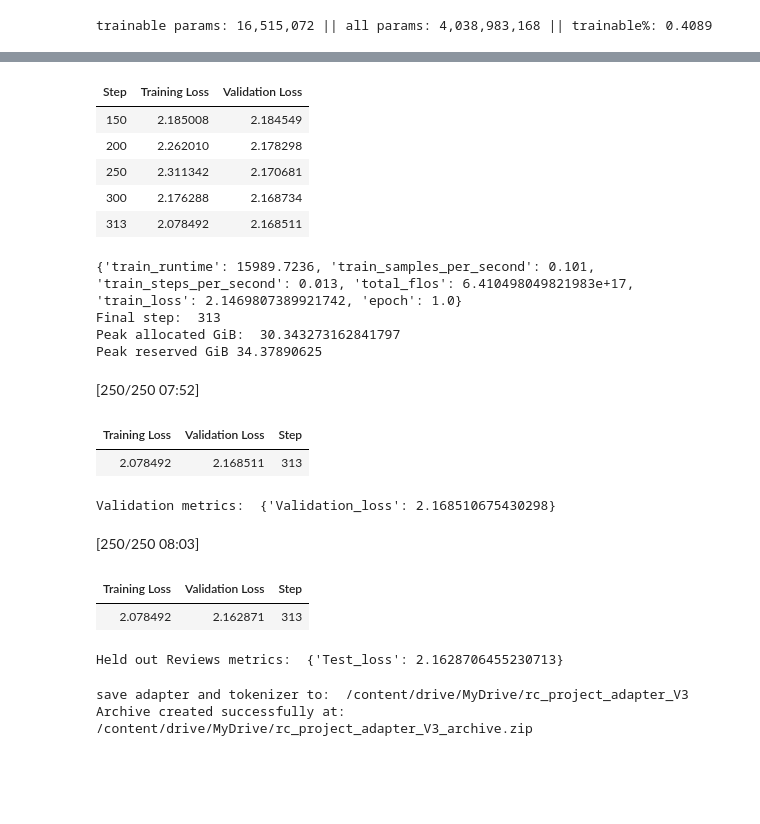
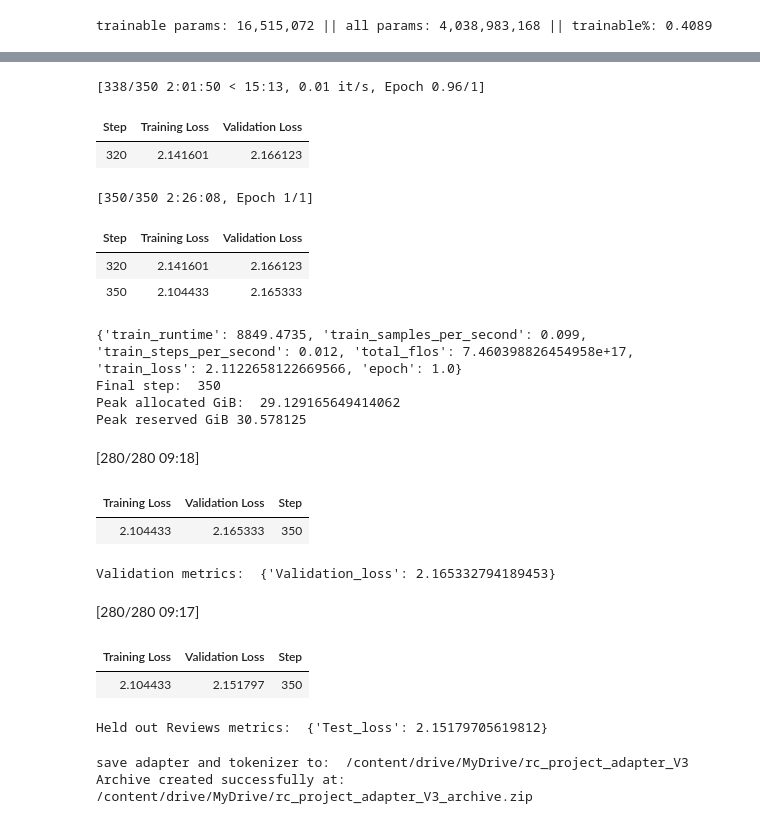
Before and after one commit to HAT-ZAID/Preprint-Critic, a Jupyter notebook: Notebooks/Preprint_Critic_V3.ipynb, the cells around one changed output, grey strips where cells are left out. Drawn from its saved outputs; the diff is of its cells as text; code cells hidden in the pictures; blank space fills up the shorter version.

Commit message:
v3a: 350-step adapter, run record and notebook

```diff
--- a/Notebooks/Preprint_Critic_V3.ipynb
+++ b/Notebooks/Preprint_Critic_V3.ipynb
@@ -482,16 +500,30 @@ def trim_to_tokens(text, max_tokens):
 
 def prompt_for(example):
   paper = trim_to_tokens(clean_text(example["whole_paper"]), MAX_PAPER_TOKENS)
-  user_text = f"""You are a scientific peer reviewer.
-Write a constructive, evidence-based peer review with a useful summary.
-Do not invent facts, results, citations, or claims unsupported by the paper.
+  user_text = f"""You are an independent academic peer reviewer.
 
-Before writing, assess:
-- What are the paper's main claims and assumptions?
-- Do the methods and experiments support those claims?
-- Are the baselines, comparisons, and evaluations sufficient?
-- What limitations or alternative explanations weaken the conclusions?
-- Can each criticism be justified using evidence from the paper?
+Write a substantive, fair, constructive review of the submitted
+manuscript. Ground factual claims in the manuscript. Never invent
+results, citations, numerical values, or section, table, or figure
+references that are not present.
+
+Prioritize the most consequential issues rather than listing generic
+objections. For each major concern, identify the relevant claim,
+method, or experiment; explain the evidence gap or reasoning behind
+the concern and why it matters; and give an actionable question or
+suggestion where appropriate.
+
+Assess the contribution and novelty in the context of related work
+actually discussed in the manuscript, methodological validity,
+whether experiments support the conclusions, baseline adequacy,
+limitations, and reproducibility where assessable.
+
+Distinguish demonstrated problems from questions where the evidence
+is insufficient. Avoid boilerplate praise, repeated summaries, and
+criticisms that could apply to almost any paper. Use natural
+peer-review prose. Use headings or bullets when helpful, but do not
+force a fixed template or add a verdict unsupported by the evidence.
+Be concise without sacrificing substantive, paper-specific analysis.
 
 Paper:
 {paper}"""
@@ -678,11 +710,11 @@ trainable params: 16,515,072 || all params: 4,038,983,168 || trainable%: 0.4089
 # %%
 
 # Define a path inside your Drive for the checkpoints
-drive_output_dir = "/content/drive/MyDrive/rc_project_LoRA_runs_V3"
+output_dir = "/content/drive/MyDrive/rc_project_LoRA_runs_V3"
 model.config.use_cache= False
 # %%
 training_args = TrainingArguments(
-    output_dir = drive_output_dir,
+    output_dir = output_dir,
     per_device_train_batch_size = TRAIN_BATCH_SIZE,
     per_device_eval_batch_size = EVAL_BATCH_SIZE,
     gradient_accumulation_steps = GRADIENT_ACCUMULATION_STEPS,
@@ -691,14 +723,15 @@ training_args = TrainingArguments(
     fp16 = False,
     bf16 = True,
     tf32 = True,
-    train_sampling_strategy="group_by_length",
+    train_sampling_strategy="batch_rebalance",
     optim = "adamw_torch_fused",
     logging_steps=10,
     logging_first_step = True,
     eval_strategy = "steps",
-    eval_steps=50,
+    eval_steps= 80,
     save_strategy = "steps",
-    save_steps = 10,
+    save_steps = 80,
+    load_best_model_at_end=True,
     save_total_limit = 35,
     metric_for_best_model = "eval_loss",
     greater_is_better = False,
@@ -722,7 +755,7 @@ import time, torch
 
 torch.cuda.empty_cache() # just to make some space
 torch.cuda.reset_peak_memory_stats()
-train_result = trainer.train(resume_from_checkpoint="/content/drive/MyDrive/rc_project_LoRA_runs_V3/checkpoint-110")
+train_result = trainer.train(transformers.trainer_utils.get_last_checkpoint(output_dir))
 # train_result = trainer.train()
 
 print(train_result.metrics)
@@ -736,21 +771,22 @@ print("Held out Reviews metrics: ", trainer.evaluate(test_dataset, metric_key_pr
+[338/350 2:01:50 < 15:13, 0.01 it/s, Epoch 0.96/1]
 | Step | Training Loss | Validation Loss |
-| 150 | 2.185008 | 2.184549 |
-| 200 | 2.262010 | 2.178298 |
-| 250 | 2.311342 | 2.170681 |
-| 300 | 2.176288 | 2.168734 |
-| 313 | 2.078492 | 2.168511 |
+| 320 | 2.141601 | 2.166123 |
-{'train_runtime': 15989.7236, 'train_samples_per_second': 0.101, 'train_steps_per_second': 0.013, 'total_flos': 6.410498049821983e+17, 'train_loss': 2.1469807389921742, 'epoch': 1.0}
-Final step:  313
-Peak allocated GiB:  30.343273162841797
-Peak reserved GiB 34.37890625
+[350/350 2:26:08, Epoch 1/1]
+| Step | Training Loss | Validation Loss |
+| 320 | 2.141601 | 2.166123 |
+| 350 | 2.104433 | 2.165333 |
+{'train_runtime': 8849.4735, 'train_samples_per_second': 0.099, 'train_steps_per_second': 0.012, 'total_flos': 7.460398826454958e+17, 'train_loss': 2.1122658122669566, 'epoch': 1.0}
+Final step:  350
+Peak allocated GiB:  29.129165649414062
+Peak reserved GiB 30.578125
-[250/250 07:52]
+[280/280 09:18]
-| Training Loss | Validation Loss | Step |
-| 2.078492 | 2.168511 | 313 |
-Validation metrics:  {'Validation_loss': 2.168510675430298}
+| Training Loss | Validation Loss | Step |
+| 2.104433 | 2.165333 | 350 |
+Validation metrics:  {'Validation_loss': 2.165332794189453}
-[250/250 08:03]
+[280/280 09:17]
-| Training Loss | Validation Loss | Step |
-| 2.078492 | 2.162871 | 313 |
-Held out Reviews metrics:  {'Test_loss': 2.1628706455230713}
+| Training Loss | Validation Loss | Step |
+| 2.104433 | 2.151797 | 350 |
+Held out Reviews metrics:  {'Test_loss': 2.15179705619812}
 # %%
 ADAPTER_DIR = '/content/drive/MyDrive/rc_project_adapter_V3'
 trainer.save_model(ADAPTER_DIR)
```
Also changed, not shown: parts of 31 cells of this notebook, 4 other files.
